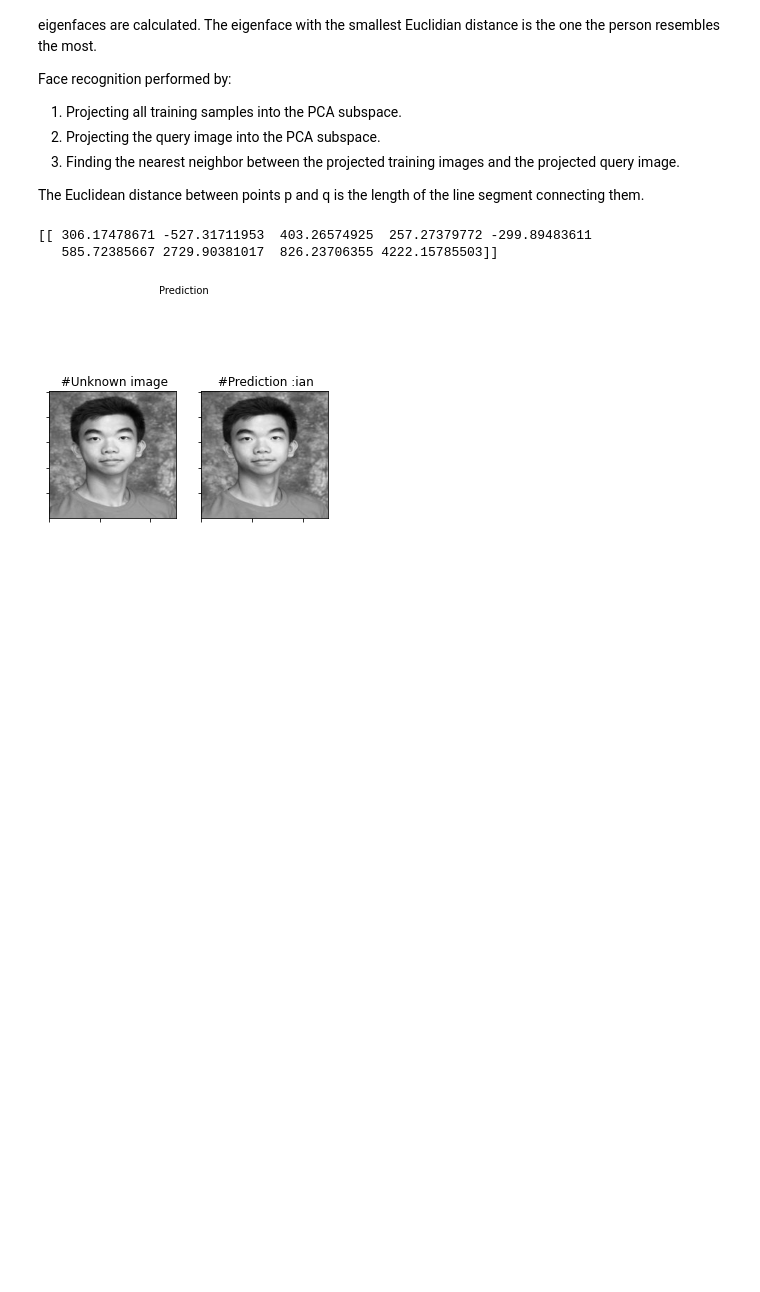
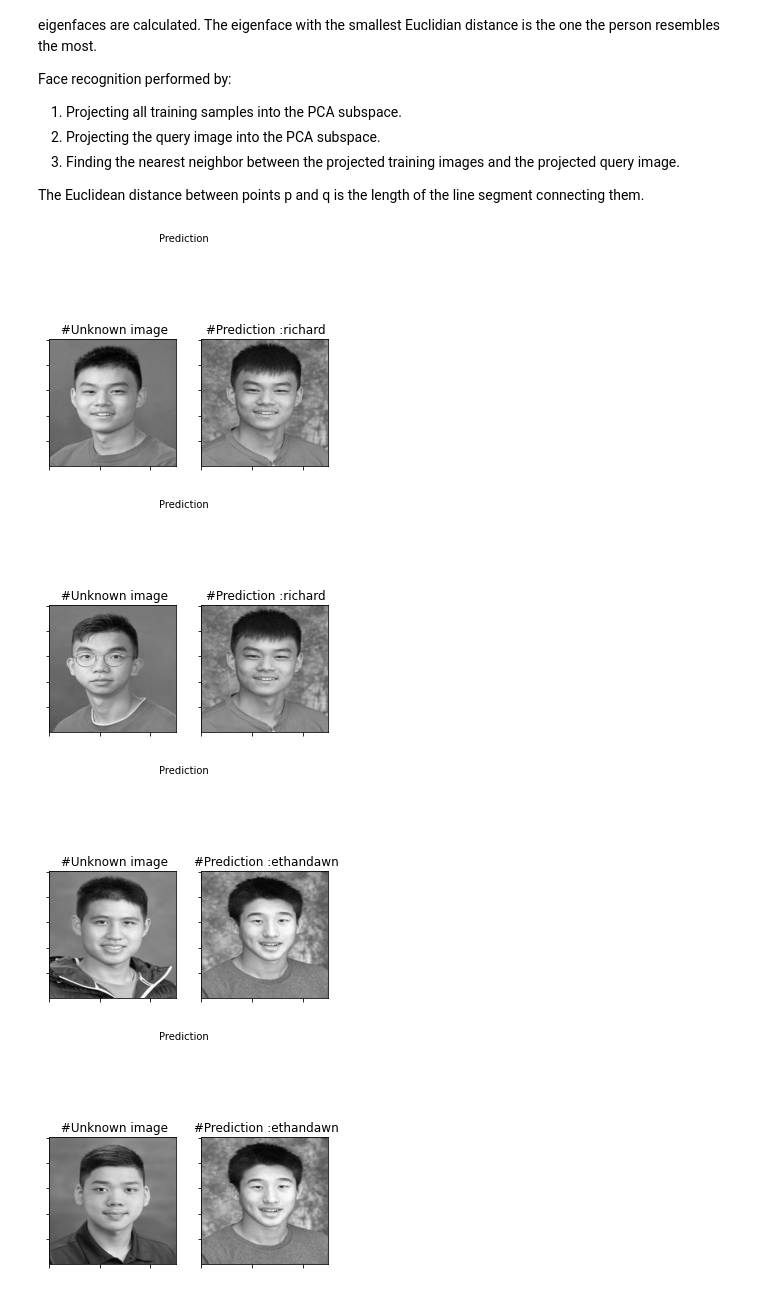
Before and after one commit to balta-z-r/eigenfaces, a Jupyter notebook: main.ipynb, the cells around one changed output. Drawn from its saved outputs; the diff is of its cells as text; code cells hidden in the pictures; blank space fills up the shorter version.

```diff
--- a/main.ipynb
+++ b/main.ipynb
@@ -161,0 +193,18 @@ plt.show()
+# %%
+v = []
+x = np.transpose(eigenvectors)
+for p in range(len(x)):
+    vp = x[p]
+    for k in range(p):
+        vp -= (np.dot(x[p],v[k])/np.dot(v[k],v[k]))*v[k]
+    v.append(vp)
+v /= np.linalg.norm(v)
+v = np.transpose(np.asarray(v))
+
+E = []
+number = v.shape[1]
+for i in range (min(number, 16)):
+    e = v[:,i].reshape(X[0].shape )
+    E.append(np.asarray(e))
+# plot them and store the plot to " python_eigenfaces .pdf"
+subplot ( title ="Eigenfaces", images=E, rows =4, cols =4, colormap =plt.cm.gray, filename='orthogonalized_eigenfaces.png')
@@ -171,39 +222,37 @@ Face recognition performed by:
 
 The Euclidean distance between points p and q is the length of the line segment connecting them.
 # %%
-def project (W , X , mu):
-    return np.dot (X - mu , W)
+def project(b, eigenvectors):
+    return np.matmul(np.matmul(np.linalg.inv(np.matmul(np.transpose(eigenvectors), eigenvectors)), np.transpose(eigenvectors)), b)
 
 def dist_metric(p,q):
     p = np.asarray(p).flatten()
     q = np.asarray (q).flatten()
     return np.sqrt (np.sum (np. power ((p-q) ,2)))
 
-def predict (W, mu , projections, y, X):
+def predict (W, projections, y, b):
     minDist = float("inf")
     minClass = -1
-    Q = project (W, X.reshape (1 , -1) , mu)
+    Q = project (b,v)
     for i in range (len(projections)):
         dist = dist_metric( projections[i], Q)
         if dist < minDist:
             minDist = dist
             minClass = i
     return minClass
 
 projections = []
-for xi in X:
-    projections.append(project (eigenvectors, xi.reshape(1 , -1) , mean))
+for b in as_row_matrix(X):
+    projections.append(project(b-mean, v))
 
-image = Image.open("predict.jpg")
-image = image.convert ("L")
-if (DEFAULT_SIZE is not None ):
-    image = image.resize (DEFAULT_SIZE , Image.ANTIALIAS )
-test_image = np. asarray (image , dtype =np. uint8 )
-predicted = predict(eigenvectors, mean , projections, y, test_image)
+[X_tests, y_tests] = read_images(image_path="tests")
 
-subplot ( title ="Prediction", images =[test_image, X[predicted]], rows =1, cols =2,
-         sptitles = ["Unknown image", "Prediction :{0}".format(y[predicted])] , colormap =plt.cm.gray, filename='prediction_test.png', figsize = (5,5))
+for i in range(len(X_tests)):
+    predicted = predict(eigenvectors , projections, y, X_tests[i].reshape(-1) - mean)
+    subplot ( title ="Prediction", images =[X_tests[i], X[predicted]], rows =1, cols =2,
+         sptitles = ["Unknown image", "Prediction :{0}".format(y[predicted])] , colormap =plt.cm.gray, filename=f'predictions/prediction_{i}.png', figsize = (5,5))
 # %% [output]
-[[ 306.17478671 -527.31711953  403.26574925  257.27379772 -299.89483611
-   585.72385667 2729.90381017  826.23706355 4222.15785503]]
-[figure, old version]
+[figure, new version]
+[figure, added]
+[figure, added]
+[figure, added]
```
Also changed, not shown: parts of 10 cells of this notebook, 24 other files.
